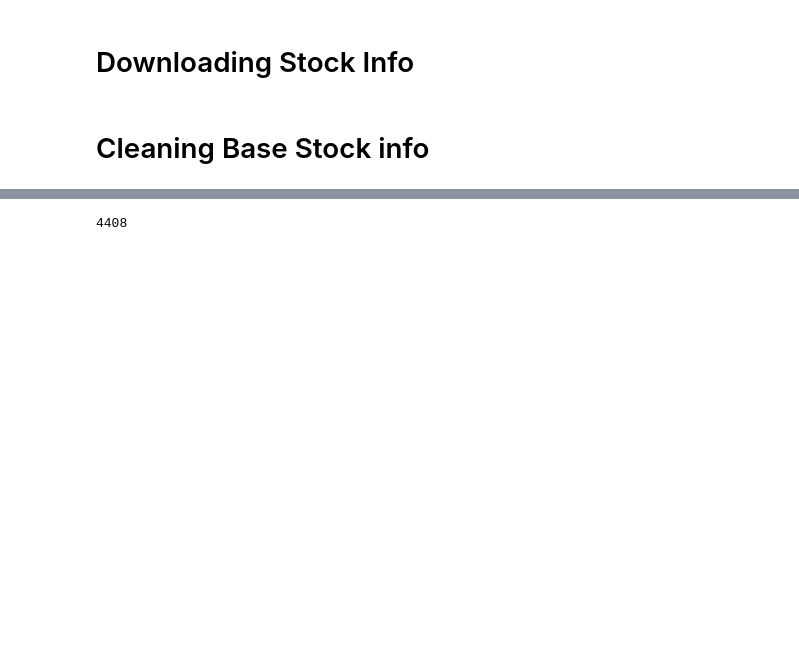
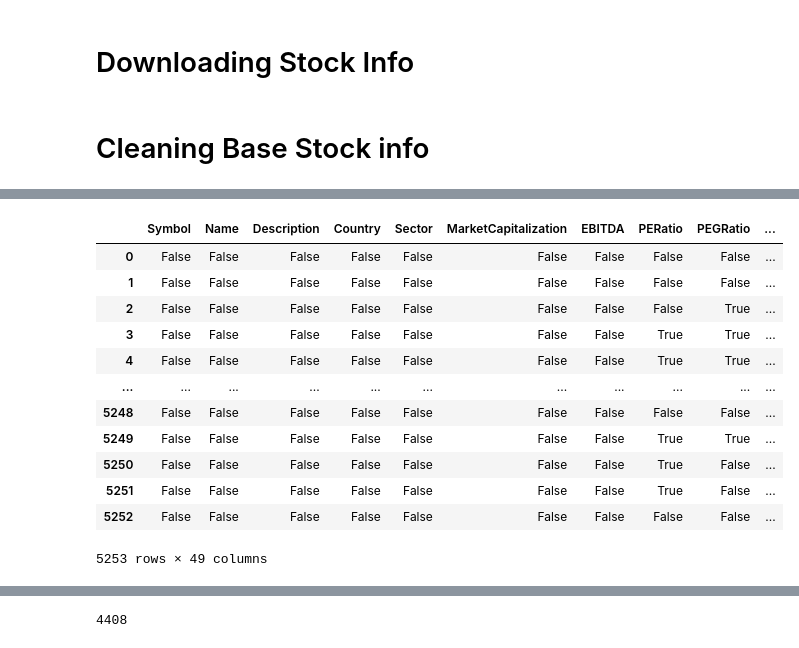
Before and after one commit to AndroTi/Redefining-Benchmarks-Capstone-Project, a Jupyter notebook: Capstone_Project.ipynb, the cells around one changed output, grey strips where cells are left out. Drawn from its saved outputs; the diff is of its cells as text; code cells hidden in the pictures; blank space fills up the shorter version.

```diff
--- a/Capstone_Project.ipynb
+++ b/Capstone_Project.ipynb
@@ -318,3 +589,19 @@ AnalystTargetPrice
+# %%
+base_df.isna()
+# %% [output]
+|  | Symbol | Name | Description | Country | Sector | MarketCapitalization | EBITDA | PERatio | PEGRatio | ... |
+| 0 | False | False | False | False | False | False | False | False | False | ... |
+| 1 | False | False | False | False | False | False | False | False | False | ... |
+| 2 | False | False | False | False | False | False | False | False | True | ... |
+| 3 | False | False | False | False | False | False | False | True | True | ... |
+| 4 | False | False | False | False | False | False | False | True | True | ... |
+| ... | ... | ... | ... | ... | ... | ... | ... | ... | ... | ... |
+| 5248 | False | False | False | False | False | False | False | False | False | ... |
+| 5249 | False | False | False | False | False | False | False | True | True | ... |
+| 5250 | False | False | False | False | False | False | False | True | False | ... |
+| 5251 | False | False | False | False | False | False | False | True | False | ... |
+| 5252 | False | False | False | False | False | False | False | False | False | ... |
+5253 rows × 49 columns
 # %%
 clean_df = pd.read_csv('data/clean_df.csv')
 # %%
```
Also changed, not shown: parts of 18 cells of this notebook, 1 other file.
